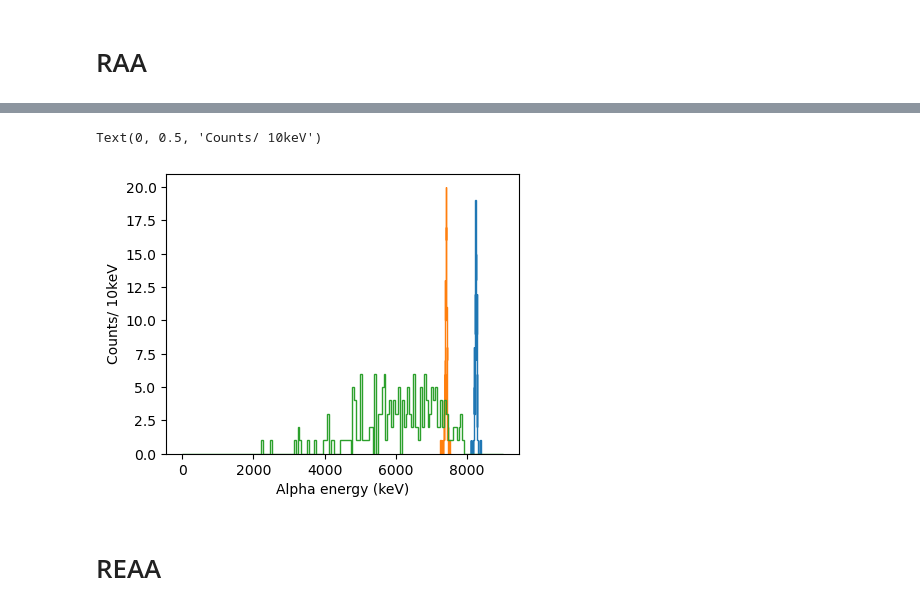
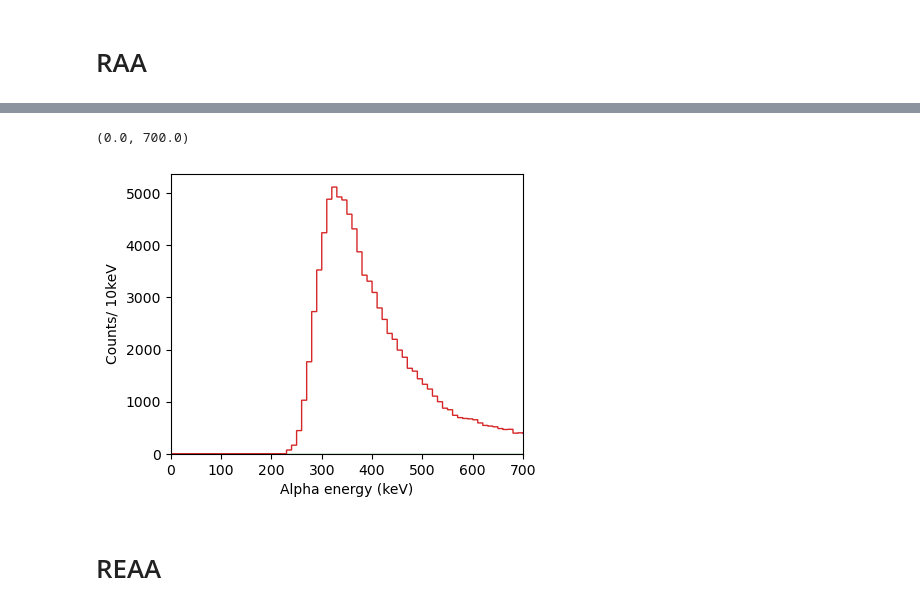
Before and after one commit to JChads4/ppac_code, a Jupyter notebook: analysis_notebook.ipynb, the cells around one changed output, grey strips where cells are left out. Cells and saved outputs as stored; diff of their text form; code cells hidden in the pictures.

```diff
--- a/analysis_notebook.ipynb
+++ b/analysis_notebook.ipynb
@@ -9,7 +10,7 @@ import numpy as np
 # %% [markdown]
 ## Load Data
 # %%
-data_dir = 'correlations/test'
+data_dir = 'correlations/all_isobutane_1_hit_square'
 data_paths = {
     "coincident": Path(f"{data_dir}/coincident_imp.pkl"),
     "decay_candidates": Path(f"{data_dir}/decay_candidates.pkl"),
@@ -22,4 +23,8 @@ for name, path in data_paths.items():
         print(f"Loaded {name}: {len(data[name])} rows")
     else:
         print(f"File {path} not found")
+
+
+decays = data["decay_candidates"]
+coincident = data["coincident"]
 # %% [output]
@@ -191,14 +237,18 @@ display(df_RAA)
 # %%
 plt.figure(figsize=(10,8))
 plt.subplot(221)
 plt.hist(df_RAA['alpha1_xE'], histtype='step', bins=60, range=(8100,8400))
 plt.hist(df_RAA['alpha2_xE'], histtype='step', bins=60, range=(7250,7550))
 plt.hist(df_RAA['recoil_xE'], histtype='step',bins=175, range=(0,9000))
+plt.hist(decays['xE'], histtype='step', bins=1000, range=(0,10e3))
 plt.xlabel('Alpha energy (keV)')
 plt.ylabel(r'Counts/ 10keV')
+# plt.xlim(7e3,9e3)
+plt.xlim(0,700)
+# plt.ylim(top=600)
 # %% [output]
-Text(0, 0.5, 'Counts/ 10keV')
+(0.0, 700.0)
-[figure, old version]
+[figure, new version]
 # %% [markdown]
 # REAA
 # %%
```
Also changed, not shown: parts of 22 cells of this notebook, 3 other files.
